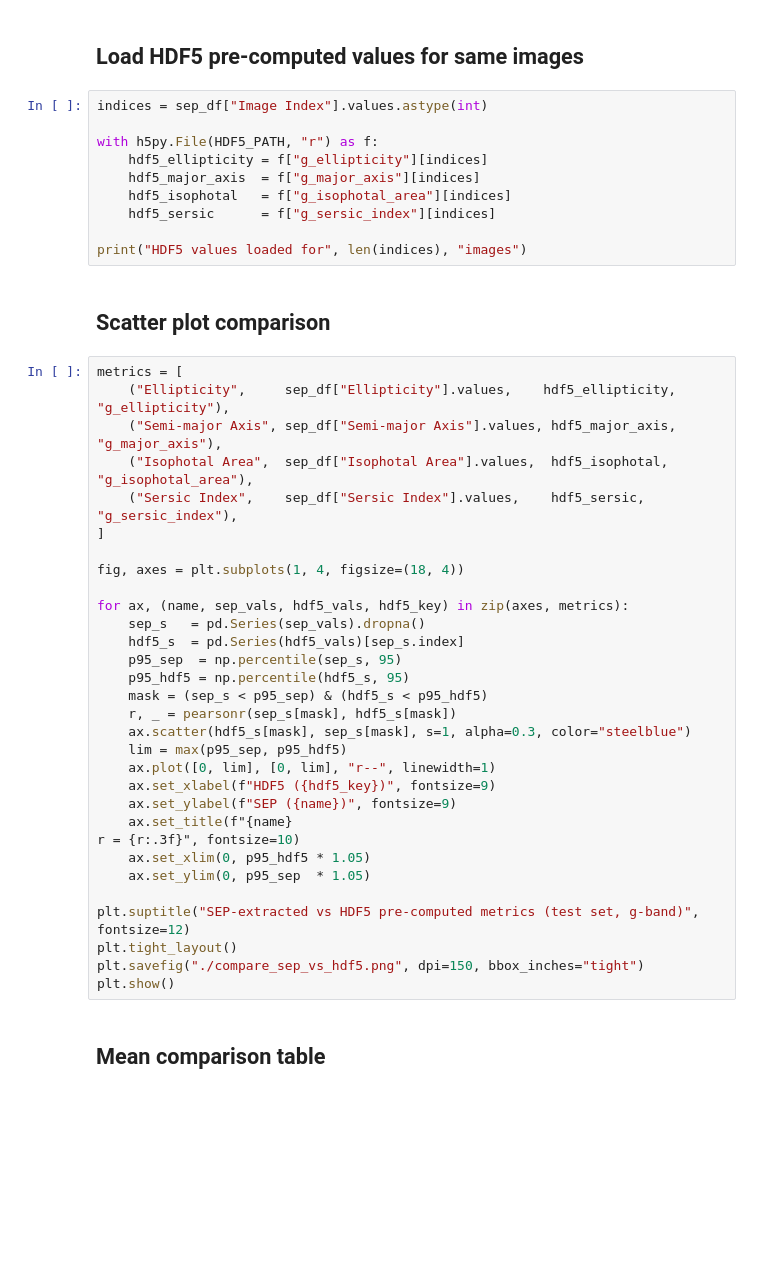
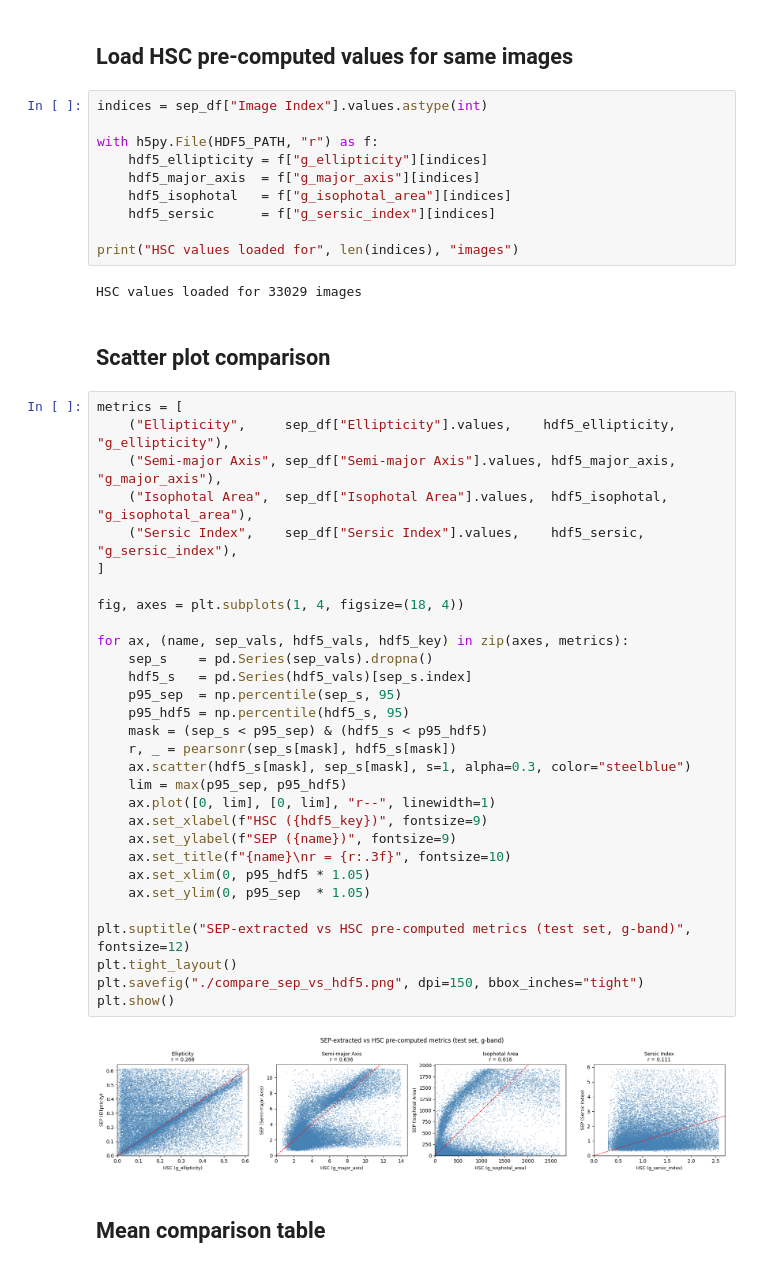
Before and after one commit to WenyeSong/Diffusion_Galaxy_generation, a Jupyter notebook: Metrics/compare_sep_vs_hdf5.ipynb, the cells around one changed output. Saved outputs shown, nothing was run; the diff lists cells and outputs as text; blank space fills up the shorter version.

```diff
--- a/Metrics/compare_sep_vs_hdf5.ipynb
+++ b/Metrics/compare_sep_vs_hdf5.ipynb
@@ -16,5 +18,5 @@ print(f"SEP results: {len(sep_df)} images")
 # %% [markdown]
-## Load HDF5 pre-computed values for same images
+## Load HSC pre-computed values for same images
 # %%
 indices = sep_df["Image Index"].values.astype(int)
 
@@ -24,40 +26,43 @@ with h5py.File(HDF5_PATH, "r") as f:
     hdf5_isophotal   = f["g_isophotal_area"][indices]
     hdf5_sersic      = f["g_sersic_index"][indices]
 
-print("HDF5 values loaded for", len(indices), "images")
+print("HSC values loaded for", len(indices), "images")
+# %% [output]
+HSC values loaded for 33029 images
 # %% [markdown]
 ## Scatter plot comparison
 # %%
 metrics = [
     ("Ellipticity",     sep_df["Ellipticity"].values,    hdf5_ellipticity, "g_ellipticity"),
     ("Semi-major Axis", sep_df["Semi-major Axis"].values, hdf5_major_axis,  "g_major_axis"),
     ("Isophotal Area",  sep_df["Isophotal Area"].values,  hdf5_isophotal,   "g_isophotal_area"),
     ("Sersic Index",    sep_df["Sersic Index"].values,    hdf5_sersic,      "g_sersic_index"),
 ]
 
 fig, axes = plt.subplots(1, 4, figsize=(18, 4))
 
 for ax, (name, sep_vals, hdf5_vals, hdf5_key) in zip(axes, metrics):
-    sep_s   = pd.Series(sep_vals).dropna()
-    hdf5_s  = pd.Series(hdf5_vals)[sep_s.index]
+    sep_s    = pd.Series(sep_vals).dropna()
+    hdf5_s   = pd.Series(hdf5_vals)[sep_s.index]
     p95_sep  = np.percentile(sep_s, 95)
     p95_hdf5 = np.percentile(hdf5_s, 95)
     mask = (sep_s < p95_sep) & (hdf5_s < p95_hdf5)
     r, _ = pearsonr(sep_s[mask], hdf5_s[mask])
     ax.scatter(hdf5_s[mask], sep_s[mask], s=1, alpha=0.3, color="steelblue")
     lim = max(p95_sep, p95_hdf5)
     ax.plot([0, lim], [0, lim], "r--", linewidth=1)
-    ax.set_xlabel(f"HDF5 ({hdf5_key})", fontsize=9)
+    ax.set_xlabel(f"HSC ({hdf5_key})", fontsize=9)
     ax.set_ylabel(f"SEP ({name})", fontsize=9)
-    ax.set_title(f"{name}
-r = {r:.3f}", fontsize=10)
+    ax.set_title(f"{name}\nr = {r:.3f}", fontsize=10)
     ax.set_xlim(0, p95_hdf5 * 1.05)
     ax.set_ylim(0, p95_sep  * 1.05)
 
-plt.suptitle("SEP-extracted vs HDF5 pre-computed metrics (test set, g-band)", fontsize=12)
+plt.suptitle("SEP-extracted vs HSC pre-computed metrics (test set, g-band)", fontsize=12)
 plt.tight_layout()
 plt.savefig("./compare_sep_vs_hdf5.png", dpi=150, bbox_inches="tight")
 plt.show()
+# %% [output]
+[figure, added]
 # %% [markdown]
 ## Mean comparison table
 # %%
```
Also changed, not shown: parts of 5 cells of this notebook, 37 other files.
